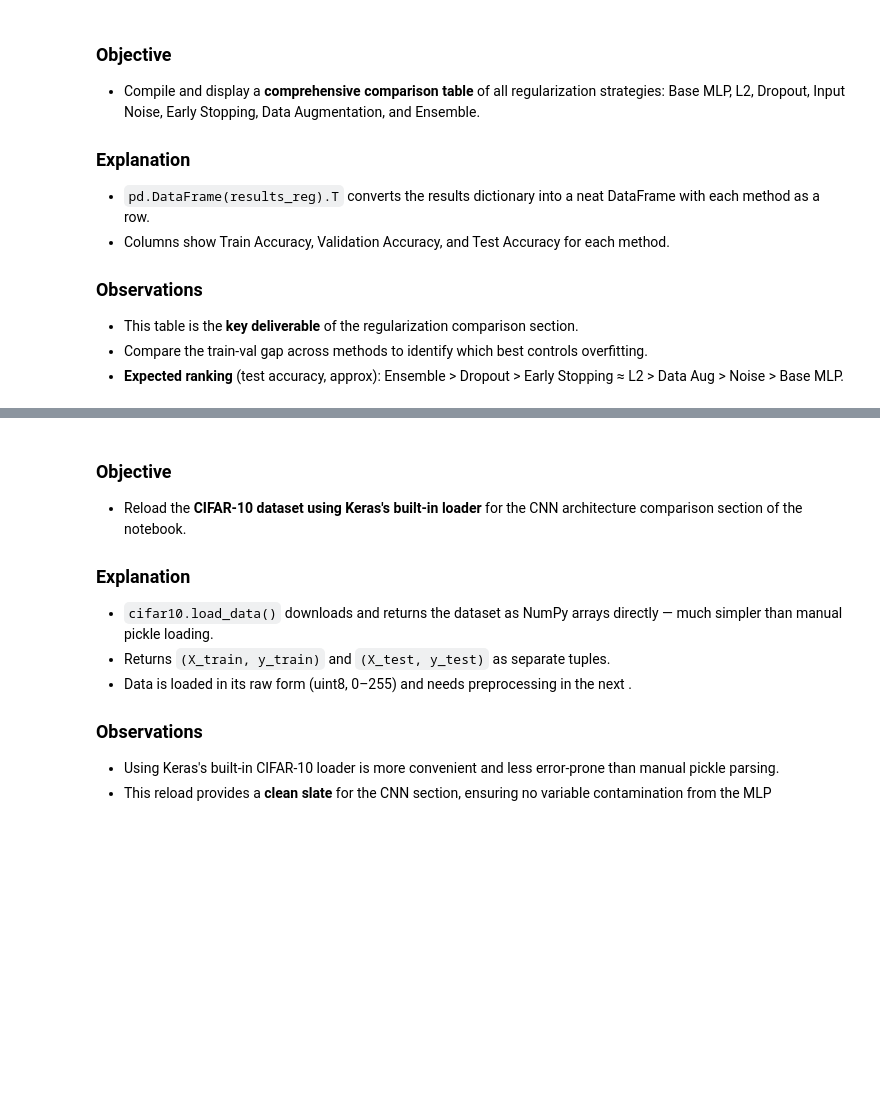
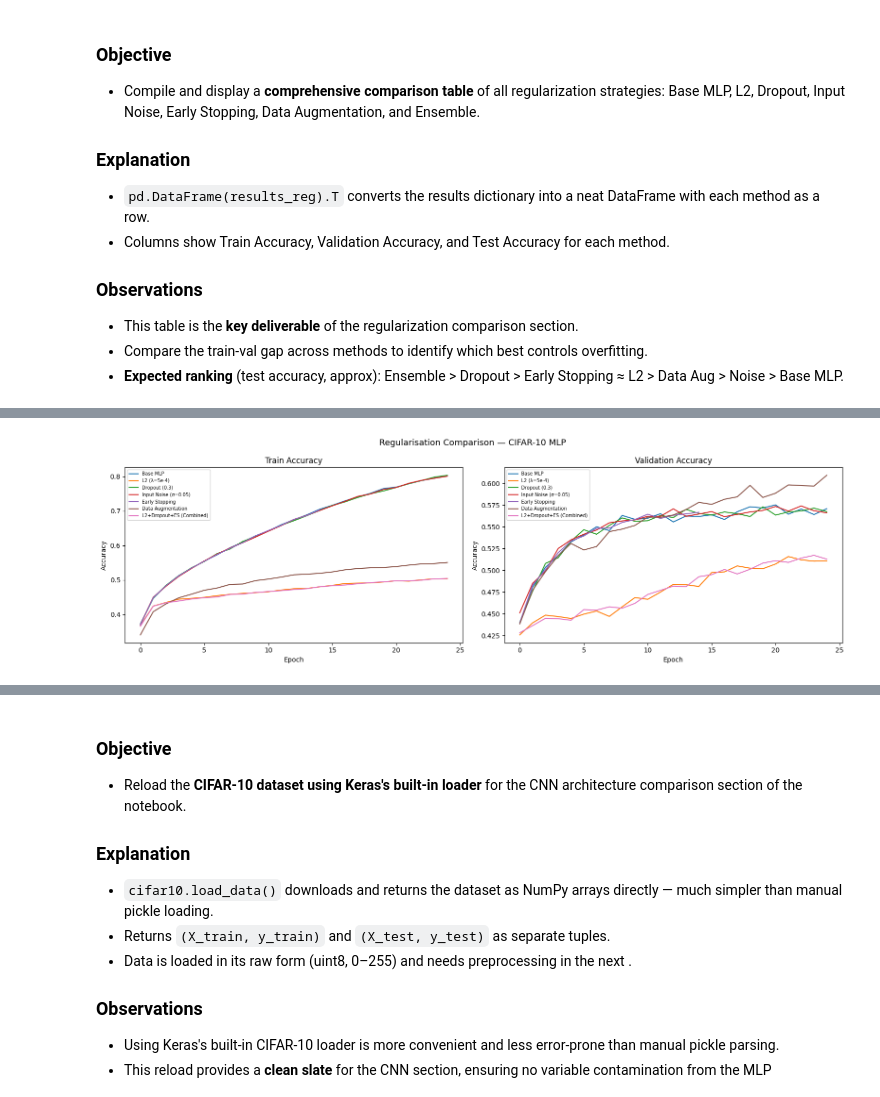
Before and after one commit to Ashishpathak78/DL_practice, a Jupyter notebook: DLAssignment.ipynb, the cells around one changed output, grey strips where cells are left out. Cells and saved outputs as stored; diff of their text form; code cells hidden in the pictures; blank space fills up the shorter version.

```diff
--- a/DLAssignment.ipynb
+++ b/DLAssignment.ipynb
@@ -1075,0 +1505,5 @@ df_reg
+# %%
+def base_mlp():
+    return build_improved_mlp(Adam(0.001))
+
+run_reg("Base MLP", base_mlp())
@@ -1075,0 +1575,25 @@ df_reg
+# %%
+# Note: Data augmentation benefits MLPs less than CNNs, but still adds regularisation.
+datagen = ImageDataGenerator(
+    rotation_range=10,
+    width_shift_range=0.1,
+    height_shift_range=0.1,
+    horizontal_flip=True,
+    zoom_range=0.1
+)
+datagen.fit(X_train)
+
+model_aug = base_mlp()
+print("\nTraining: Data Augmentation MLP")
+h_aug = model_aug.fit(
+    datagen.flow(X_train, y_train_oh, batch_size=64),
+    epochs=EPOCHS,
+    validation_data=(X_test, y_test_oh),
+    verbose=0
+)
+m = evaluate_model(model_aug, X_test, y_test_oh, y_test_raw)
+m['Train Acc'] = h_aug.history['accuracy'][-1]
+m['Val Acc']   = h_aug.history['val_accuracy'][-1]
+reg_results['Data Augmentation'] = m
+reg_histories['Data Augmentation'] = h_aug
+print(f"  Test Acc={m['Accuracy']:.4f}  F1={m['F1']:.4f}")
@@ -1075,0 +1671,13 @@ df_reg
+# %%
+fig, axes = plt.subplots(1, 2, figsize=(16, 5))
+for name, h in reg_histories.items():
+    axes[0].plot(h.history['accuracy'],     label=name)
+    axes[1].plot(h.history['val_accuracy'], label=name)
+
+for ax, title in zip(axes, ['Train Accuracy', 'Validation Accuracy']):
+    ax.set_title(title); ax.set_xlabel('Epoch'); ax.set_ylabel('Accuracy')
+    ax.legend(fontsize=7)
+plt.suptitle('Regularisation Comparison — CIFAR-10 MLP', fontsize=13)
+plt.tight_layout(); plt.show()
+# %% [output]
+[figure, added]
```
Also changed, not shown: parts of 90 cells of this notebook.
